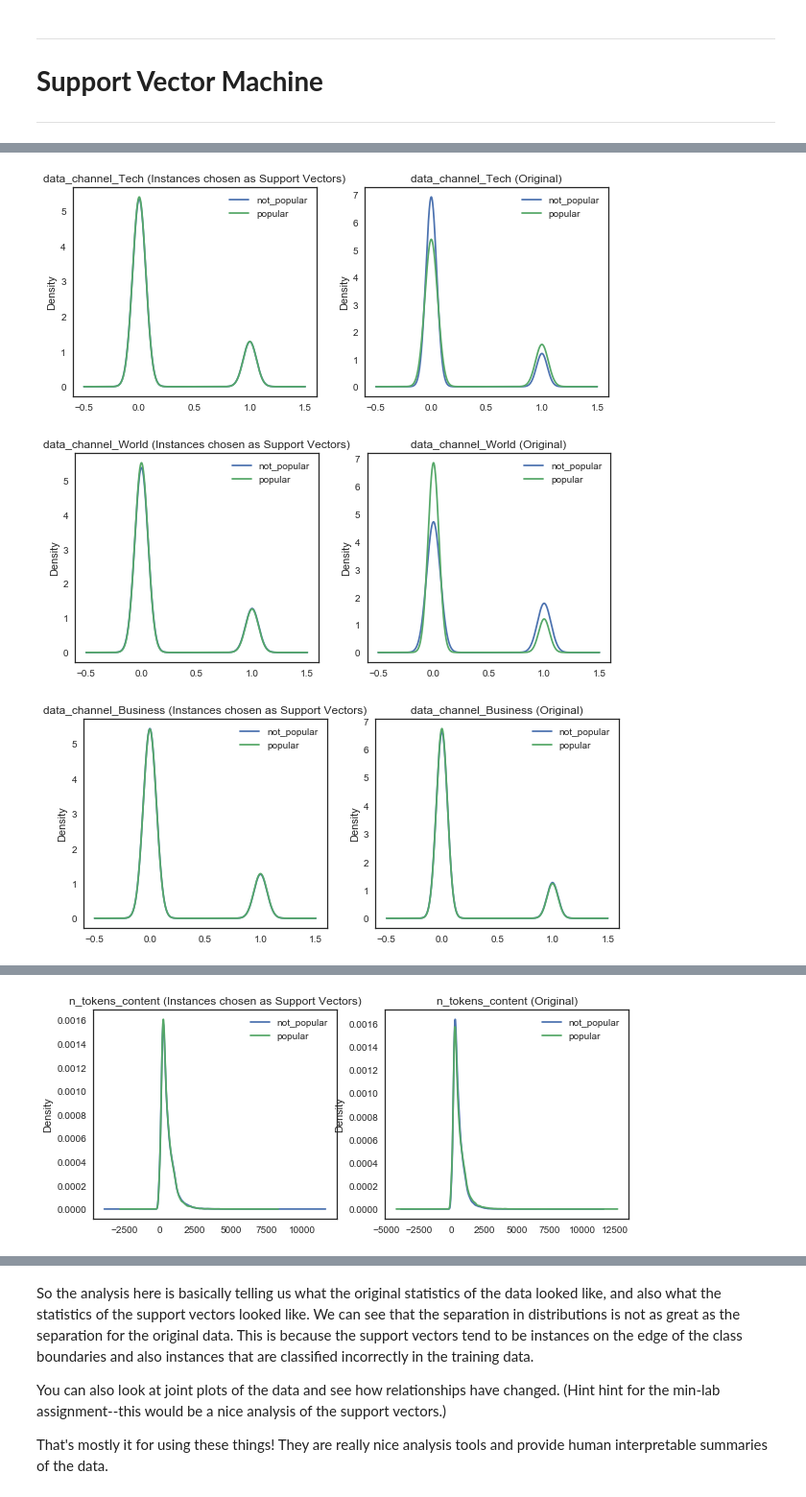
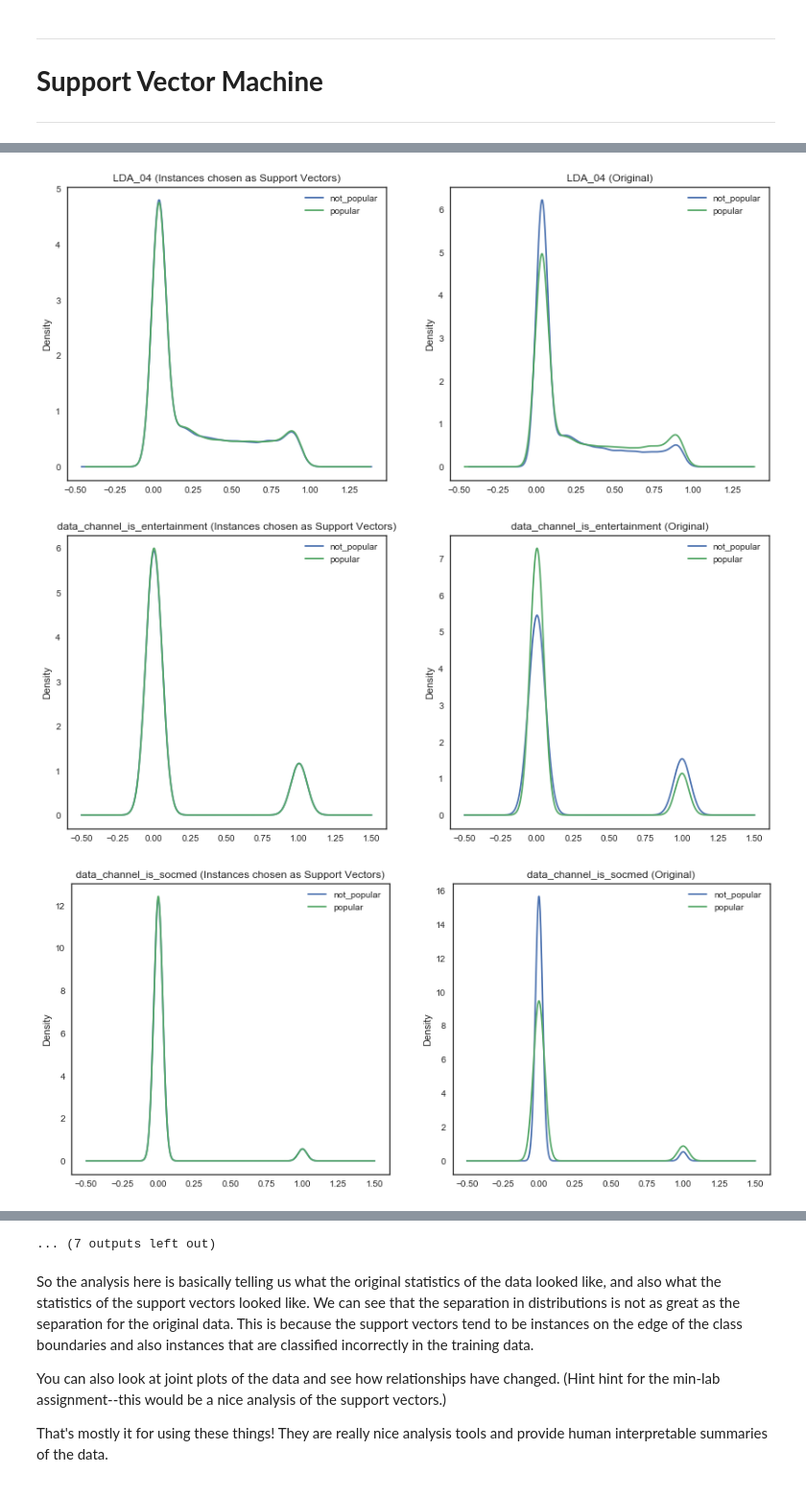
Before and after one commit to bici-sancta/mashable, a Jupyter notebook: svm/mashable_svms_2017.10.03.ipynb, the cells around one changed output, grey strips where cells are left out. Shown at 96% size. Cells and saved outputs as stored; diff of their text form; code cells hidden in the pictures.

```diff
--- a/svm/mashable_svms_2017.10.03.ipynb
+++ b/svm/mashable_svms_2017.10.03.ipynb
@@ -847,20 +844,26 @@ df_grouped = df_svm.groupby(['popular'])
 
 # plot KDE of Different variables
 
-vars_to_plot = ['LDA_00',
+vars_to_plot = ['ln_kw_avg_avg',
+    'LDA_00',
     'LDA_01',
     'LDA_02',
     'LDA_03',
     'LDA_04',
-    'data_channel_Tech',
-    'data_channel_World',
-    'data_channel_Business',
-    'data_channel_Entertainment',
-    'kw_avg_avg',
-    'kw_avg_min',
+    'data_channel_is_entertainment',
+    'data_channel_is_socmed',
+    'is_weekend',
     'kw_max_max',
-    'n_tokens_content',
-    'ln_n_tokens_content']
+    'ln_kw_min_max',
+    'ln_num_imgs',
+    'ln_num_videos',
+    'global_subjectivity',
+    'rate_positive_words',
+    'ln_min_positive_polarity',
+    'ln_global_rate_negative_words',
+    'ln_self_reference_avg_sharess',
+    'num_keywords'
+]
 
 for v in vars_to_plot:
     plt.figure(figsize=(14, 6))
@@ -887,3 +890,3 @@ for v in vars_to_plot:
-[figure, old version]
+[figure, new version]
-[figure, old version]
+[figure, new version]
-[figure, old version]
+[figure, new version]
@@ -894 +896,0 @@ for v in vars_to_plot:
-[figure, removed]
@@ -896,3 +897,4 @@ for v in vars_to_plot:
+... (7 outputs left out)
 # %% [markdown]
 So the analysis here is basically telling us what the original statistics of the data looked like, and also what the statistics of the support vectors looked like. We can see that the separation in distributions is not as great as the separation for the original data. This is because the support vectors tend to be instances on the edge of the class boundaries and also instances that are classified incorrectly in the training data.
 
```
Also changed, not shown: parts of 10 cells of this notebook.
